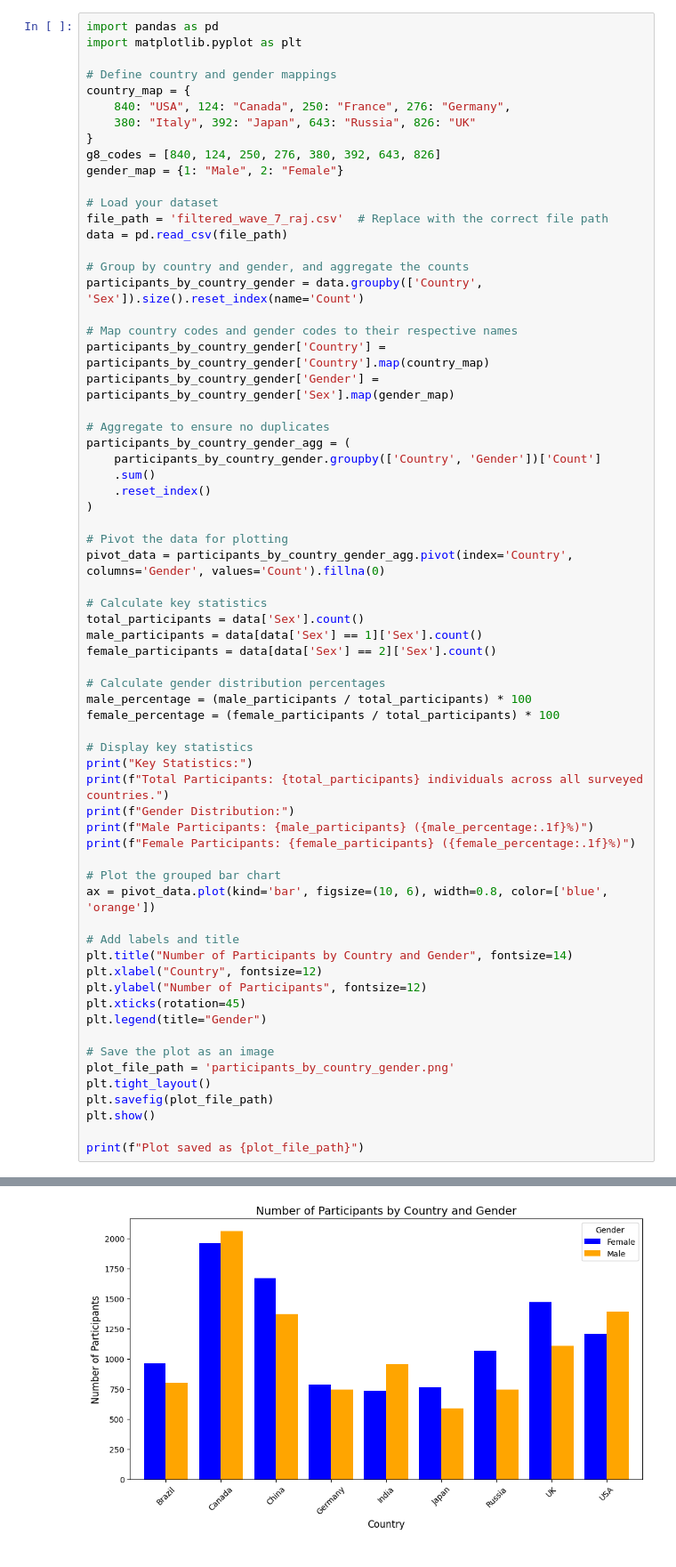
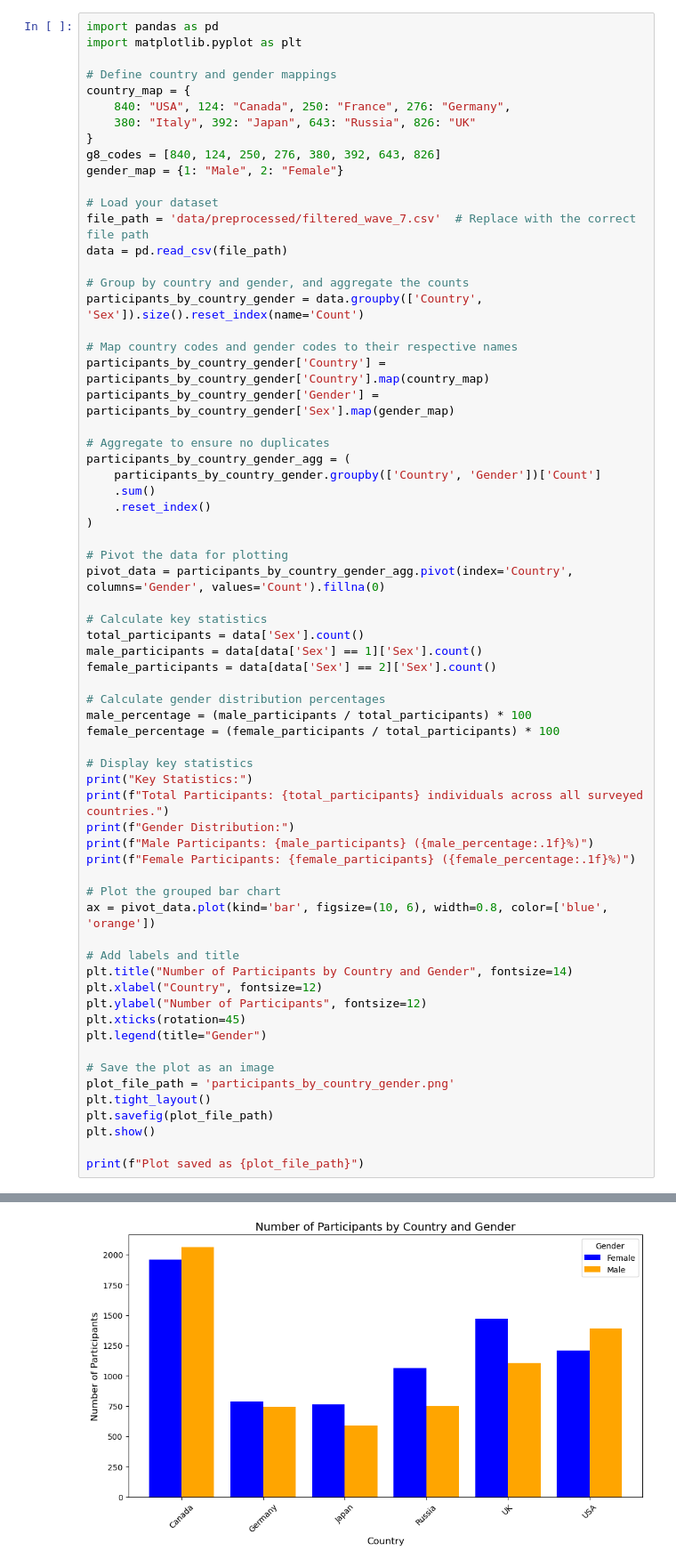
Before and after one commit to r-a-j/World-Value-Survey, a Jupyter notebook: filtered_wave_7_final.ipynb, the cells around one changed output, grey strips where cells are left out. Shown at 89% size. Saved outputs shown, nothing was run; the diff lists cells and outputs as text.

```diff
--- a/filtered_wave_7_final.ipynb
+++ b/filtered_wave_7_final.ipynb
@@ -11,7 +11,7 @@ g8_codes = [840, 124, 250, 276, 380, 392, 643, 826]
 gender_map = {1: "Male", 2: "Female"}
 
 # Load your dataset
-file_path = 'filtered_wave_7_raj.csv'  # Replace with the correct file path
+file_path = 'data/preprocessed/filtered_wave_7.csv'  # Replace with the correct file path
 data = pd.read_csv(file_path)
 
 # Group by country and gender, and aggregate the counts
@@ -43,34 +43,34 @@ female_percentage = (female_participants / total_participants) * 100
 # Display key statistics
 print("Key Statistics:")
 print(f"Total Participants: {total_participants} individuals across all surveyed countries.")
 print(f"Gender Distribution:")
 print(f"Male Participants: {male_participants} ({male_percentage:.1f}%)")
 print(f"Female Participants: {female_participants} ({female_percentage:.1f}%)")
 
 # Plot the grouped bar chart
 ax = pivot_data.plot(kind='bar', figsize=(10, 6), width=0.8, color=['blue', 'orange'])
 
 # Add labels and title
 plt.title("Number of Participants by Country and Gender", fontsize=14)
 plt.xlabel("Country", fontsize=12)
 plt.ylabel("Number of Participants", fontsize=12)
 plt.xticks(rotation=45)
 plt.legend(title="Gender")
 
 # Save the plot as an image
 plot_file_path = 'participants_by_country_gender.png'
 plt.tight_layout()
 plt.savefig(plot_file_path)
 plt.show()
 
 print(f"Plot saved as {plot_file_path}")
 # %% [output]
 Key Statistics:
 Total Participants: 97220 individuals across all surveyed countries.
 Gender Distribution:
 Male Participants: 45995 (47.3%)
 Female Participants: 51130 (52.6%)
-[figure, old version]
+[figure, new version]
 Plot saved as participants_by_country_gender.png
 # %%
 # Re-importing libraries after reset
```
Also changed, not shown: parts of 16 cells of this notebook, 7 other files.
